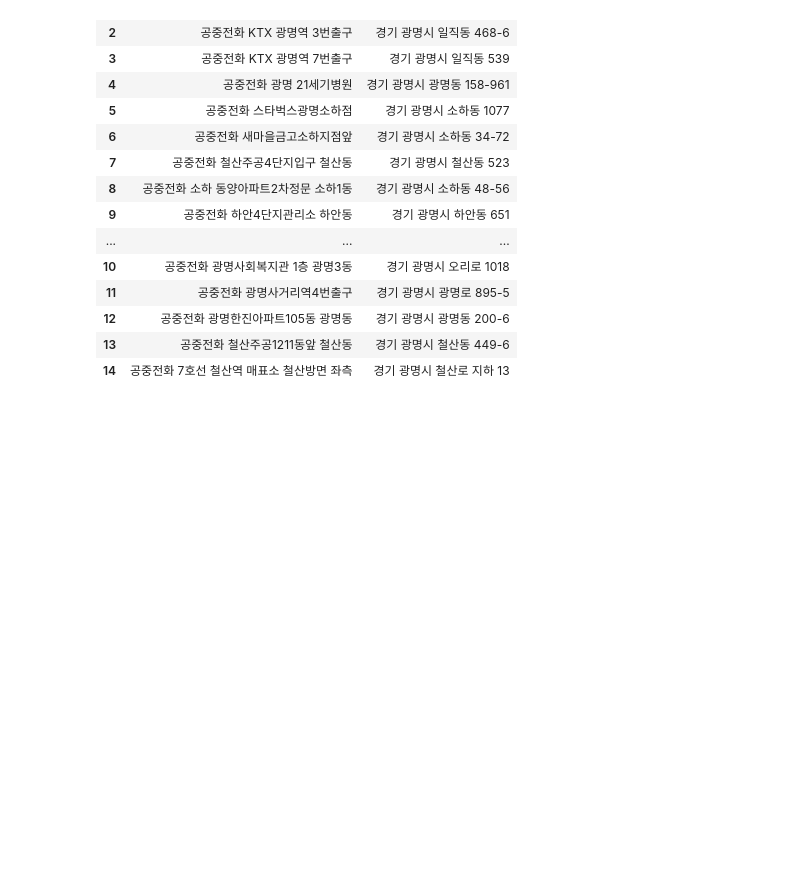
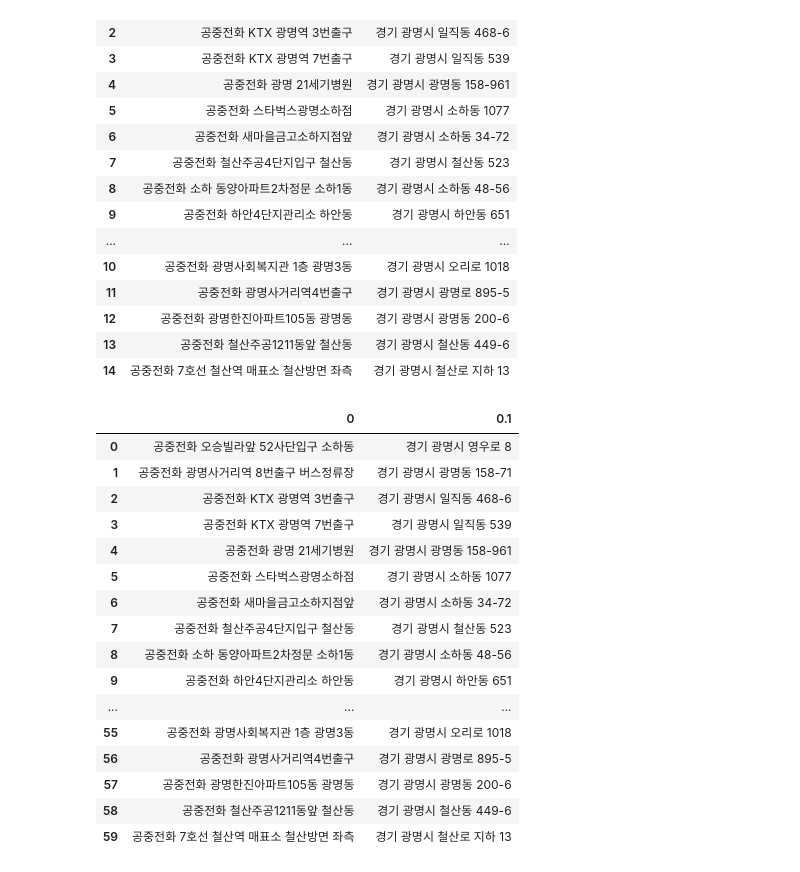
Before and after one commit to ethan528/BBS_Optimal_Position, a Jupyter notebook: PPPC.ipynb, the cells around one changed output. Drawn from its saved outputs; the diff is of its cells as text; code cells hidden in the pictures; blank space fills up the shorter version.

```diff
--- a/PPPC.ipynb
+++ b/PPPC.ipynb
@@ -122,2 +120,23 @@ PPP1 = PPP
+# %%
+PPP = pd.read_csv('./PPP.csv')
+PPP
+# %% [output]
+|  | 0 | 0.1 |
+| 0 | 공중전화 오승빌라앞 52사단입구 소하동 | 경기 광명시 영우로 8 |
+| 1 | 공중전화 광명사거리역 8번출구 버스정류장 | 경기 광명시 광명동 158-71 |
+| 2 | 공중전화 KTX 광명역 3번출구 | 경기 광명시 일직동 468-6 |
+| 3 | 공중전화 KTX 광명역 7번출구 | 경기 광명시 일직동 539 |
+| 4 | 공중전화 광명 21세기병원 | 경기 광명시 광명동 158-961 |
+| 5 | 공중전화 스타벅스광명소하점 | 경기 광명시 소하동 1077 |
+| 6 | 공중전화 새마을금고소하지점앞 | 경기 광명시 소하동 34-72 |
+| 7 | 공중전화 철산주공4단지입구 철산동 | 경기 광명시 철산동 523 |
+| 8 | 공중전화 소하 동양아파트2차정문 소하1동 | 경기 광명시 소하동 48-56 |
+| 9 | 공중전화 하안4단지관리소 하안동 | 경기 광명시 하안동 651 |
+| ... | ... | ... |
+| 55 | 공중전화 광명사회복지관 1층 광명3동 | 경기 광명시 오리로 1018 |
+| 56 | 공중전화 광명사거리역4번출구 | 경기 광명시 광명로 895-5 |
+| 57 | 공중전화 광명한진아파트105동 광명동 | 경기 광명시 광명동 200-6 |
+| 58 | 공중전화 철산주공1211동앞 철산동 | 경기 광명시 철산동 449-6 |
+| 59 | 공중전화 7호선 철산역 매표소 철산방면 좌측 | 경기 광명시 철산로 지하 13 |
 # %%
 PPP1.to_csv('PPP.csv', index=False)
```
Also changed, not shown: parts of 5 cells of this notebook.
